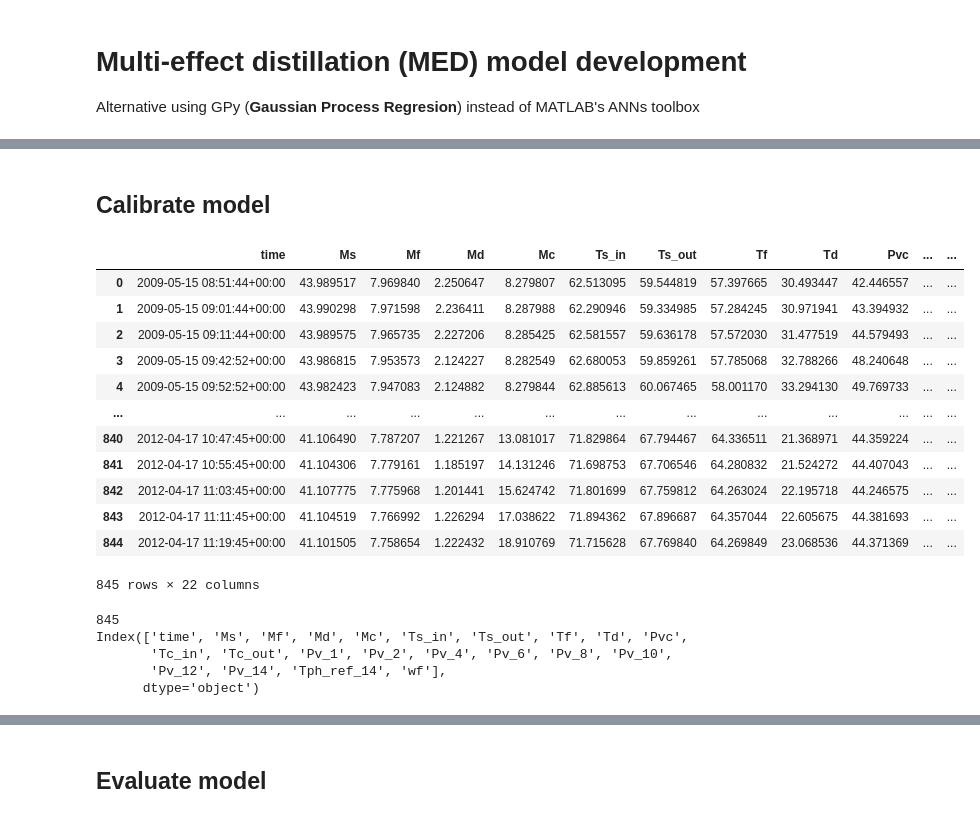
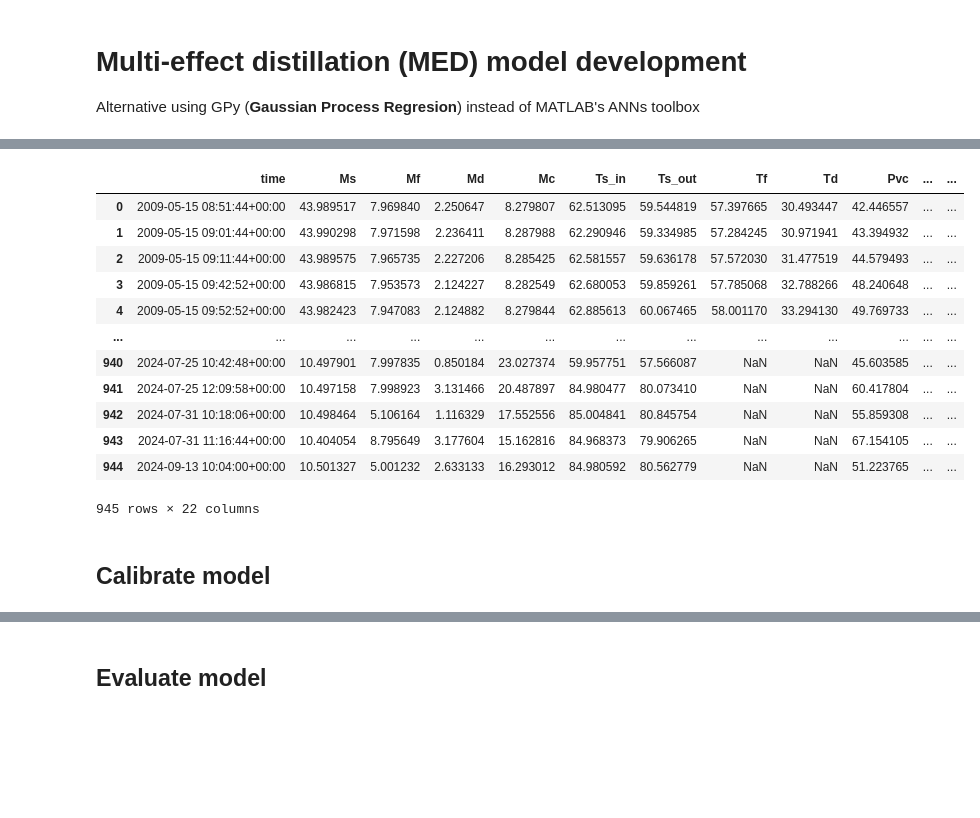
Before and after one commit to juan11iguel/SolarMED, a Jupyter notebook: modeling/notebooks/model_calibrations/med_gpr.ipynb, the cells around one changed output, grey strips where cells are left out. Cells and saved outputs as stored; diff of their text form; code cells hidden in the pictures; blank space fills up the shorter version.

```diff
--- a/modeling/notebooks/model_calibrations/med_gpr.ipynb
+++ b/modeling/notebooks/model_calibrations/med_gpr.ipynb
@@ -15,18 +15,27 @@ from plotly.subplots import make_subplots
 import GPy
 
 from phd_visualizations import save_figure
+from phd_visualizations.regression import regression_plot
 from phd_visualizations.constants import generate_plotly_config
 from phd_visualizations.test_timeseries import experimental_results_plot
 
+from solarmed_modeling.utils.gaussian_process_regresion import GenericModel, GenericModelParameters, train_model, import_train_data
+
 %load_ext autoreload
+%autoreload 2
 
 # Paths
 data_path: Path = Path("../../data")
+results_path = Path("../../results/models_validation")
+model_output_path: Path = Path("/workspaces/SolarMED/modeling/src/solarmed_modeling/med/")
 
 # Constants
-input_ids: list[str] = ["Ms", "Ts_in", "Mf", "Tc_out", "Tc_in"]
+input_ids: list[str] = ["Ms", "Ts_in", "Mf", "Tc_in", "Tc_out"]
+model_input_ids: list[str] = ["Ms", "Ts_in", "Mf", "Tc_in", "Tc_out"]
 output_ids: list[str] = ["Md", "Ts_out", "Mc"]
-seed: int = 42
+seed: int = 49
+
+assert len(input_ids) == len(model_input_ids), "They need to match in number of elements"
 # %%
 # Load data
 with open(data_path / 'variables_config.hjson') as f:
@@ -33,0 +45,4 @@ with open(data_path / 'variables_config.hjson') as f:
+# %%
+df_old = pd.read_csv(data_path / 'datasets/med_2009_2012_exp_campaign_operation_points.csv')
+
+df_old
@@ -33,0 +63,14 @@ with open(data_path / 'variables_config.hjson') as f:
+# %%
+# Read and process new experimental campaign so that it has the same structure as the old one
+
+df_new = pd.read_csv(data_path / "datasets/med_2022_2024_exp_campaign_operation_points.csv")
+display(df_new)
+
+df_new = df_new[
+    ["start_time"]+[f"{var_id}_mean" for var_id in [*input_ids, *output_ids]]
+].rename(
+    columns=lambda x: x.replace("_mean", "")
+).rename(
+    columns={"start_time": "time"}
+)
+df_new
@@ -33,0 +104,9 @@ with open(data_path / 'variables_config.hjson') as f:
+# %%
+data = pd.concat([df_old, df_new], ignore_index=True)
+data = data.sort_values(by="time").reset_index(drop=True)
+
+data.to_csv(data_path / "datasets/med_exp_campaigns_operation_points.csv", index=False)
+logger.info(f"Saved combined experimental campaigns data to {data_path / 'datasets/med_exp_campaigns_operation_points.csv'}")
+
+data
+# %% [output]
@@ -34,27 +114,15 @@ with open(data_path / 'variables_config.hjson') as f:
+|  | time | Ms | Mf | Md | Mc | Ts_in | Ts_out | Tf | Td | Pvc | ... | ... |
+| 0 | 2009-05-15 08:51:44+00:00 | 43.989517 | 7.969840 | 2.250647 | 8.279807 | 62.513095 | 59.544819 | 57.397665 | 30.493447 | 42.446557 | ... | ... |
+| 1 | 2009-05-15 09:01:44+00:00 | 43.990298 | 7.971598 | 2.236411 | 8.287988 | 62.290946 | 59.334985 | 57.284245 | 30.971941 | 43.394932 | ... | ... |
+| 2 | 2009-05-15 09:11:44+00:00 | 43.989575 | 7.965735 | 2.227206 | 8.285425 | 62.581557 | 59.636178 | 57.572030 | 31.477519 | 44.579493 | ... | ... |
+| 3 | 2009-05-15 09:42:52+00:00 | 43.986815 | 7.953573 | 2.124227 | 8.282549 | 62.680053 | 59.859261 | 57.785068 | 32.788266 | 48.240648 | ... | ... |
+| 4 | 2009-05-15 09:52:52+00:00 | 43.982423 | 7.947083 | 2.124882 | 8.279844 | 62.885613 | 60.067465 | 58.001170 | 33.294130 | 49.769733 | ... | ... |
+| ... | ... | ... | ... | ... | ... | ... | ... | ... | ... | ... | ... | ... |
+| 940 | 2024-07-25 10:42:48+00:00 | 10.497901 | 7.997835 | 0.850184 | 23.027374 | 59.957751 | 57.566087 | NaN | NaN | 45.603585 | ... | ... |
+| 941 | 2024-07-25 12:09:58+00:00 | 10.497158 | 7.998923 | 3.131466 | 20.487897 | 84.980477 | 80.073410 | NaN | NaN | 60.417804 | ... | ... |
+| 942 | 2024-07-31 10:18:06+00:00 | 10.498464 | 5.106164 | 1.116329 | 17.552556 | 85.004841 | 80.845754 | NaN | NaN | 55.859308 | ... | ... |
+| 943 | 2024-07-31 11:16:44+00:00 | 10.404054 | 8.795649 | 3.177604 | 15.162816 | 84.968373 | 79.906265 | NaN | NaN | 67.154105 | ... | ... |
+| 944 | 2024-09-13 10:04:00+00:00 | 10.501327 | 5.001232 | 2.633133 | 16.293012 | 84.980592 | 80.562779 | NaN | NaN | 51.223765 | ... | ... |
+945 rows × 22 columns
 # %% [markdown]
 ## Calibrate model
-# %%
-data: pd.DataFrame = pd.read_csv(data_path / 'datasets/operation_points_v2.csv')
-
-display(data)
-print(f"{len(data)}")
-print(data.columns)
-# %% [output]
-|  | time | Ms | Mf | Md | Mc | Ts_in | Ts_out | Tf | Td | Pvc | ... | ... |
-| 0 | 2009-05-15 08:51:44+00:00 | 43.989517 | 7.969840 | 2.250647 | 8.279807 | 62.513095 | 59.544819 | 57.397665 | 30.493447 | 42.446557 | ... | ... |
-| 1 | 2009-05-15 09:01:44+00:00 | 43.990298 | 7.971598 | 2.236411 | 8.287988 | 62.290946 | 59.334985 | 57.284245 | 30.971941 | 43.394932 | ... | ... |
-| 2 | 2009-05-15 09:11:44+00:00 | 43.989575 | 7.965735 | 2.227206 | 8.285425 | 62.581557 | 59.636178 | 57.572030 | 31.477519 | 44.579493 | ... | ... |
-| 3 | 2009-05-15 09:42:52+00:00 | 43.986815 | 7.953573 | 2.124227 | 8.282549 | 62.680053 | 59.859261 | 57.785068 | 32.788266 | 48.240648 | ... | ... |
-| 4 | 2009-05-15 09:52:52+00:00 | 43.982423 | 7.947083 | 2.124882 | 8.279844 | 62.885613 | 60.067465 | 58.001170 | 33.294130 | 49.769733 | ... | ... |
-| ... | ... | ... | ... | ... | ... | ... | ... | ... | ... | ... | ... | ... |
-| 840 | 2012-04-17 10:47:45+00:00 | 41.106490 | 7.787207 | 1.221267 | 13.081017 | 71.829864 | 67.794467 | 64.336511 | 21.368971 | 44.359224 | ... | ... |
-| 841 | 2012-04-17 10:55:45+00:00 | 41.104306 | 7.779161 | 1.185197 | 14.131246 | 71.698753 | 67.706546 | 64.280832 | 21.524272 | 44.407043 | ... | ... |
-| 842 | 2012-04-17 11:03:45+00:00 | 41.107775 | 7.775968 | 1.201441 | 15.624742 | 71.801699 | 67.759812 | 64.263024 | 22.195718 | 44.246575 | ... | ... |
-| 843 | 2012-04-17 11:11:45+00:00 | 41.104519 | 7.766992 | 1.226294 | 17.038622 | 71.894362 | 67.896687 | 64.357044 | 22.605675 | 44.381693 | ... | ... |
-| 844 | 2012-04-17 11:19:45+00:00 | 41.101505 | 7.758654 | 1.222432 | 18.910769 | 71.715628 | 67.769840 | 64.269849 | 23.068536 | 44.371369 | ... | ... |
-845 rows × 22 columns
-845
-Index(['time', 'Ms', 'Mf', 'Md', 'Mc', 'Ts_in', 'Ts_out', 'Tf', 'Td', 'Pvc',
-       'Tc_in', 'Tc_out', 'Pv_1', 'Pv_2', 'Pv_4', 'Pv_6', 'Pv_8', 'Pv_10',
-       'Pv_12', 'Pv_14', 'Tph_ref_14', 'wf'],
-      dtype='object')
```
Also changed, not shown: parts of 27 cells of this notebook, 32 other files.
